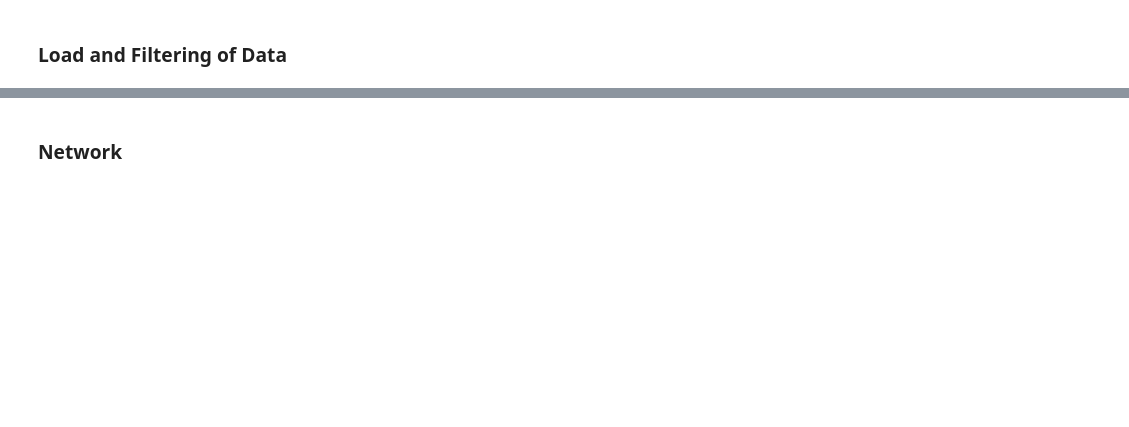
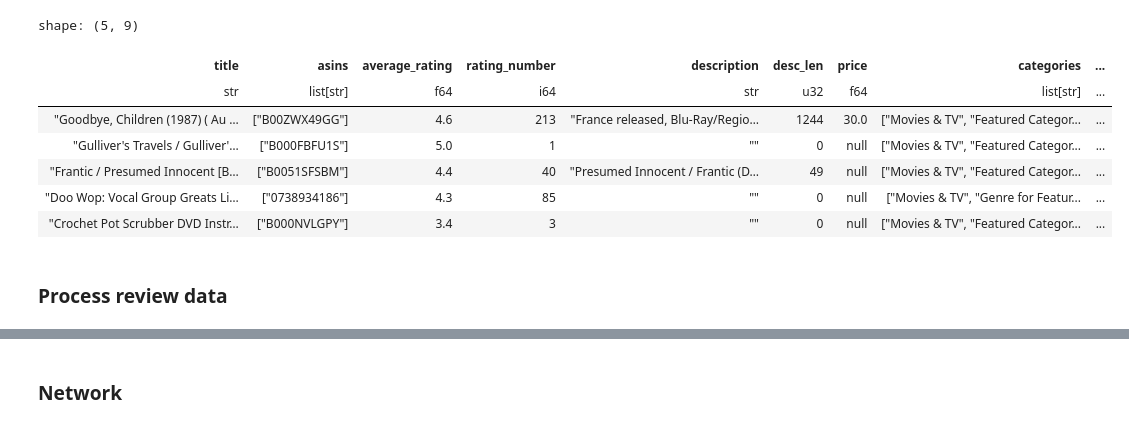
Before and after one commit to runeharlyk/CSS-02467-exam-project, a Jupyter notebook: Part 1.ipynb, the cells around one changed output, grey strips where cells are left out. Drawn from its saved outputs; the diff is of its cells as text; code cells hidden in the pictures; blank space fills up the shorter version.

```diff
--- a/Part 1.ipynb
+++ b/Part 1.ipynb
@@ -38,5 +103,31 @@ def load_graph(graph_file):
+# %%
+best_per_title = (
+    df_meta.sort(["desc_len", "rating_number"], descending=[True, True])
+    .group_by("title")
+    .agg([
+        pl.col("asin").unique().alias("asins"),
+        pl.first("average_rating"),
+        pl.first("rating_number"),
+        pl.first("description"),
+        pl.first("desc_len"),
+        pl.first("price"),
+        pl.first("categories"),
+        pl.first("content_advisory")
+    ])
+)
+
+best_per_title.limit(5)
+# %% [output]
+shape: (5, 9)
+| title | asins | average_rating | rating_number | description | desc_len | price | categories | ... |
+| str | list[str] | f64 | i64 | str | u32 | f64 | list[str] | ... |
+| "Goodbye, Children (1987) ( Au … | ["B00ZWX49GG"] | 4.6 | 213 | "France released, Blu-Ray/Regio… | 1244 | 30.0 | ["Movies & TV", "Featured Categor... | ... |
+| "Gulliver's Travels / Gulliver'… | ["B000FBFU1S"] | 5.0 | 1 | "" | 0 | null | ["Movies & TV", "Featured Categor... | ... |
+| "Frantic / Presumed Innocent [B… | ["B0051SFSBM"] | 4.4 | 40 | "Presumed Innocent / Frantic (D… | 49 | null | ["Movies & TV", "Featured Categor... | ... |
+| "Doo Wop: Vocal Group Greats Li… | ["0738934186"] | 4.3 | 85 | "" | 0 | null | ["Movies & TV", "Genre for Featur... | ... |
+| "Crochet Pot Scrubber DVD Instr… | ["B000NVLGPY"] | 3.4 | 3 | "" | 0 | null | ["Movies & TV", "Featured Categor... | ... |
 # %% [markdown]
-### Load and Filtering of Data
+### Process review data
 # %%
 df = pl.scan_ndjson(REVIEW_DATA_FILE).filter(pl.col('verified_purchase') == True).filter(pl.col('helpful_vote') != 0)
 existing = set(df.collect_schema().keys())
```
Also changed, not shown: parts of 44 cells of this notebook.
